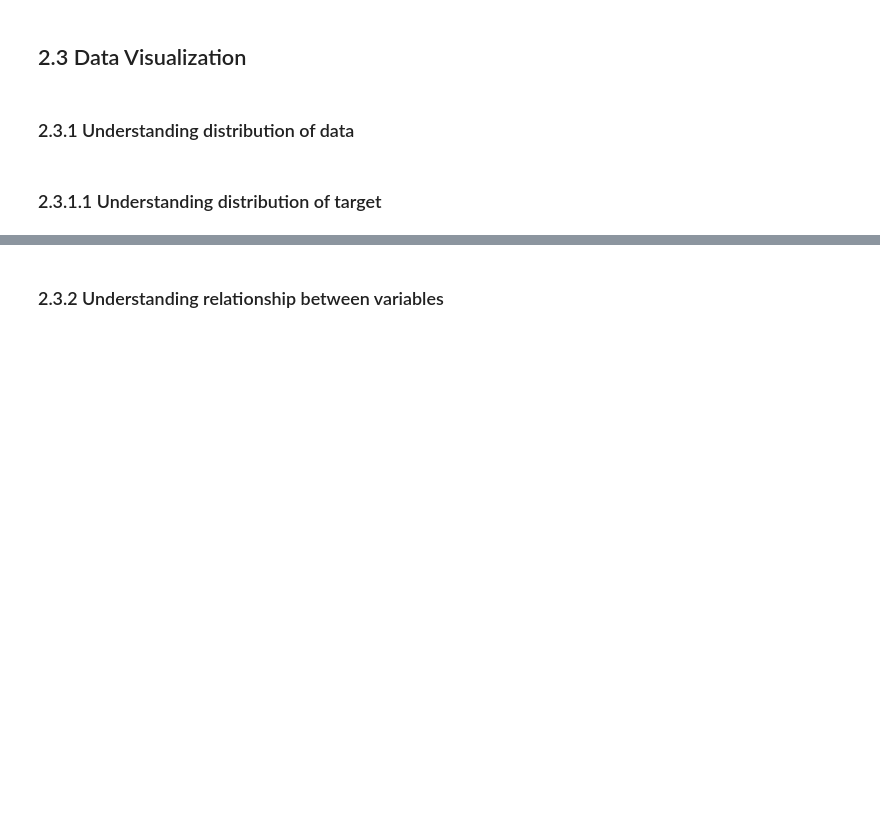
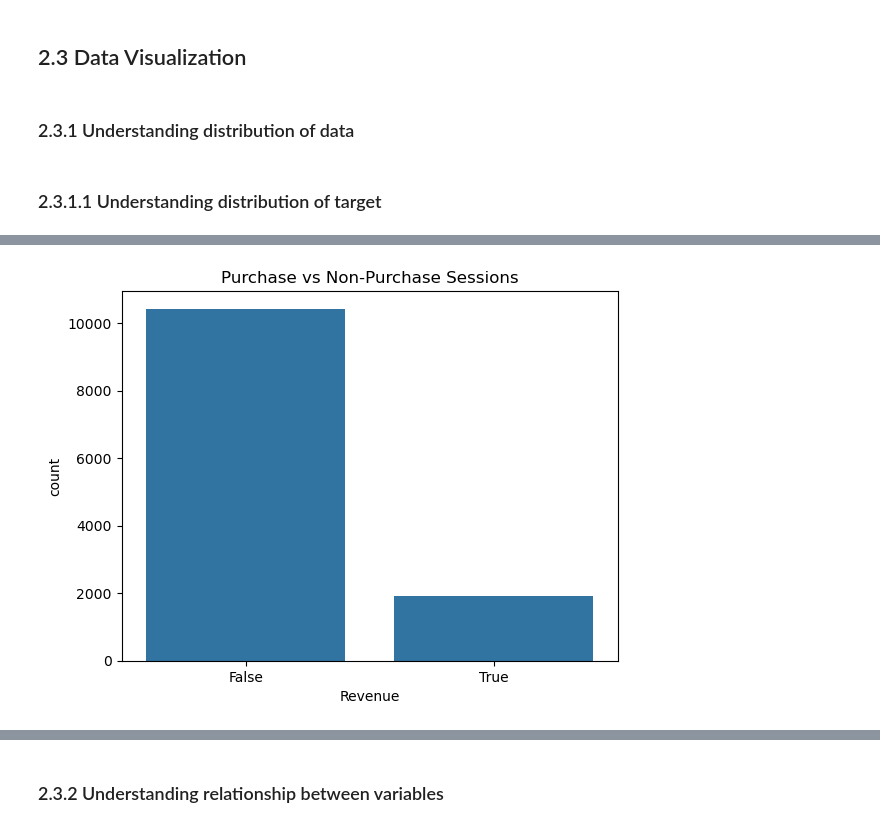
Before and after one commit to honglongg/MLDP-Project-Code, a Jupyter notebook: onlineshoppingpurchasingintention.ipynb, the cells around one changed output, grey strips where cells are left out. Saved outputs shown, nothing was run; the diff lists cells and outputs as text; code cells hidden in the pictures; blank space fills up the shorter version.

Commit message:
Completed 2.3 Data Visualization

```diff
--- a/onlineshoppingpurchasingintention.ipynb
+++ b/onlineshoppingpurchasingintention.ipynb
@@ -186,0 +209,8 @@ These observations inform subsequent preprocessing decisions, including the use
+# %%
+## Understanding distribution of target variable 'Revenue'
+## Visualize target variable distribution
+sns.countplot(x='Revenue', data=df)
+plt.title('Purchase vs Non-Purchase Sessions')
+plt.show()
+# %% [output]
+[figure, added]
```
Also changed, not shown: parts of 18 cells of this notebook.
